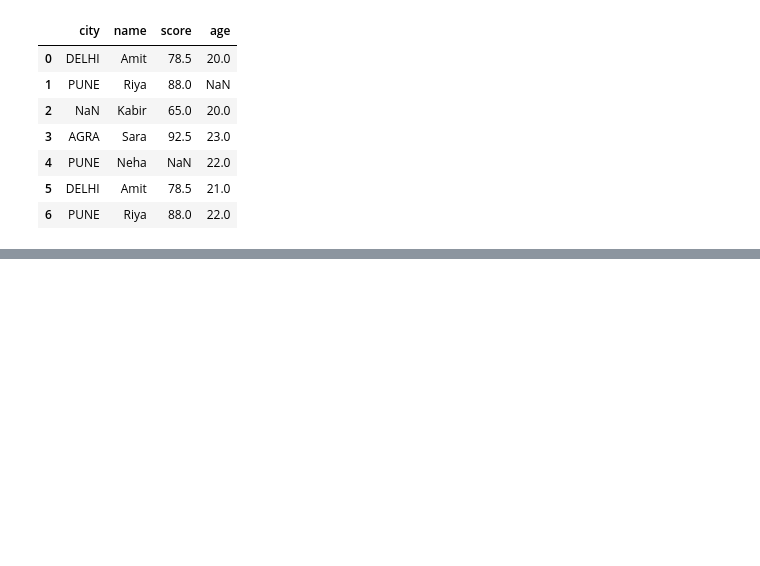
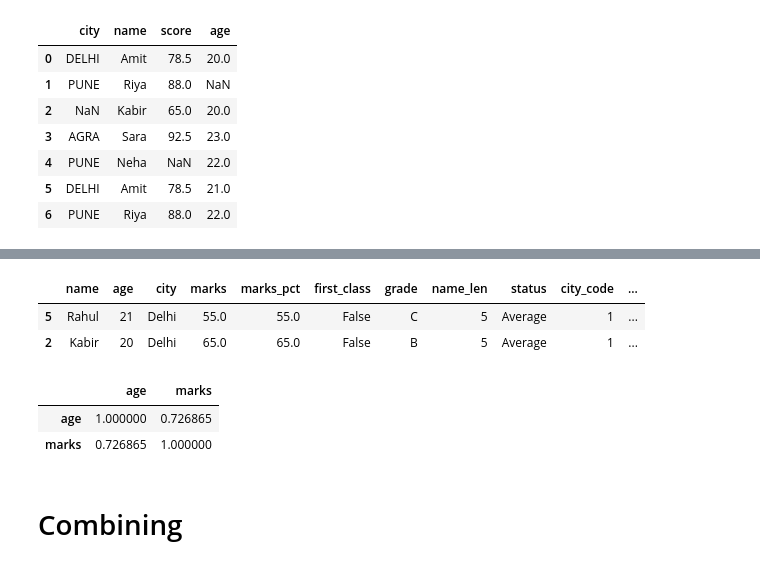
Before and after one commit to rayan8413github/Python_Data_Science_Libraries, a Jupyter notebook: Pandas.ipynb, the cells around one changed output, grey strips where cells are left out. Cells and saved outputs as stored; diff of their text form; code cells hidden in the pictures; blank space fills up the shorter version.

```diff
--- a/Pandas.ipynb
+++ b/Pandas.ipynb
@@ -333,0 +410,8 @@ df2[df2["score"] < 100]
+# %%
+# for finding rank and cumulative
+df["rank"] = df["marks"].rank(ascending=False).astype(int)
+df["cumulative"] = df["marks"].cumsum()
+# %%
+# binning
+df["band"] = pd.cut(df["marks"], bins=[0, 60, 80, 100], labels=["Low", "Mid", "High"])
+df["band"]
@@ -333,0 +427,17 @@ df2[df2["score"] < 100]
+# %%
+# largest and smallest
+df.nlargest(3, "marks")
+df.nsmallest(2, "marks")
+# %% [output]
+|  | name | age | city | marks | marks_pct | first_class | grade | name_len | status | city_code | ... |
+| 5 | Rahul | 21 | Delhi | 55.0 | 55.0 | False | C | 5 | Average | 1 | ... |
+| 2 | Kabir | 20 | Delhi | 65.0 | 65.0 | False | B | 5 | Average | 1 | ... |
+# %%
+# finding quick correlation
+df[["age", "marks"]].corr()
+# %% [output]
+|  | age | marks |
+| age | 1.000000 | 0.726865 |
+| marks | 0.726865 | 1.000000 |
+# %% [markdown]
+# Combining
```
Also changed, not shown: parts of 12 cells of this notebook.
